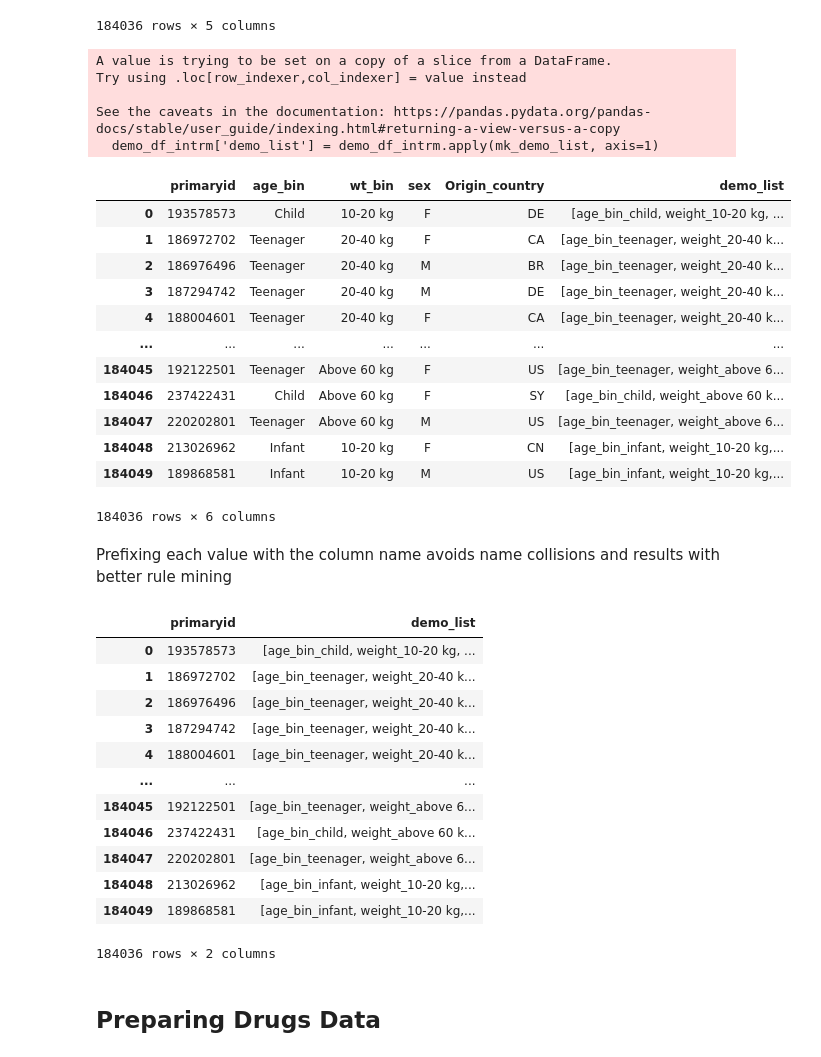
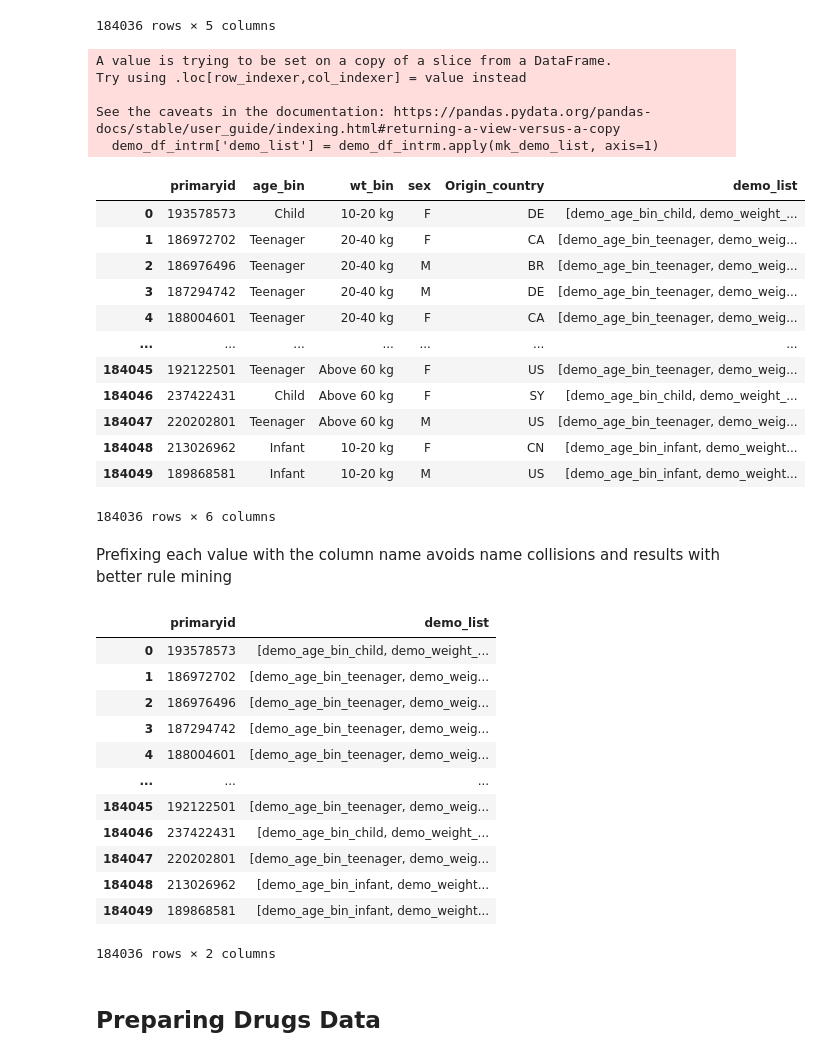
Before and after one commit to kisaraF/Pediatric-ADR-DDI-Tool, a Jupyter notebook: Notebooks/Rule_Mining/data_preparation.ipynb, the cells around one changed output. Cells and saved outputs as stored; diff of their text form; code cells hidden in the pictures.

```diff
--- a/Notebooks/Rule_Mining/data_preparation.ipynb
+++ b/Notebooks/Rule_Mining/data_preparation.ipynb
@@ -157,33 +157,33 @@ demo_df_intrm
 # %%
 #Grouping the demographic data into a list
 def mk_demo_list(row):
     return [
-        f"age_bin_{row['age_bin']}".lower(),
-        f"weight_{row['wt_bin']}".lower(),
-        f"sex_{row['sex']}".lower(),
-        f"origin_{row['Origin_country']}".lower()
+        f"demo_age_bin_{row['age_bin']}".lower(),
+        f"demo_weight_{row['wt_bin']}".lower(),
+        f"demo_sex_{row['sex']}".lower(),
+        f"demo_origin_{row['Origin_country']}".lower()
     ]
 
 demo_df_intrm['demo_list'] = demo_df_intrm.apply(mk_demo_list, axis=1)
 demo_df_intrm
 # %% [output]
 A value is trying to be set on a copy of a slice from a DataFrame.
 Try using .loc[row_indexer,col_indexer] = value instead
 
 See the caveats in the documentation: https://pandas.pydata.org/pandas-docs/stable/user_guide/indexing.html#returning-a-view-versus-a-copy
   demo_df_intrm['demo_list'] = demo_df_intrm.apply(mk_demo_list, axis=1)
 |  | primaryid | age_bin | wt_bin | sex | Origin_country | demo_list |
-| 0 | 193578573 | Child | 10-20 kg | F | DE | [age_bin_child, weight_10-20 kg, ... |
-| 1 | 186972702 | Teenager | 20-40 kg | F | CA | [age_bin_teenager, weight_20-40 k... |
-| 2 | 186976496 | Teenager | 20-40 kg | M | BR | [age_bin_teenager, weight_20-40 k... |
-| 3 | 187294742 | Teenager | 20-40 kg | M | DE | [age_bin_teenager, weight_20-40 k... |
-| 4 | 188004601 | Teenager | 20-40 kg | F | CA | [age_bin_teenager, weight_20-40 k... |
+| 0 | 193578573 | Child | 10-20 kg | F | DE | [demo_age_bin_child, demo_weight_... |
+| 1 | 186972702 | Teenager | 20-40 kg | F | CA | [demo_age_bin_teenager, demo_weig... |
+| 2 | 186976496 | Teenager | 20-40 kg | M | BR | [demo_age_bin_teenager, demo_weig... |
+| 3 | 187294742 | Teenager | 20-40 kg | M | DE | [demo_age_bin_teenager, demo_weig... |
+| 4 | 188004601 | Teenager | 20-40 kg | F | CA | [demo_age_bin_teenager, demo_weig... |
 | ... | ... | ... | ... | ... | ... | ... |
-| 184045 | 192122501 | Teenager | Above 60 kg | F | US | [age_bin_teenager, weight_above 6... |
-| 184046 | 237422431 | Child | Above 60 kg | F | SY | [age_bin_child, weight_above 60 k... |
-| 184047 | 220202801 | Teenager | Above 60 kg | M | US | [age_bin_teenager, weight_above 6... |
-| 184048 | 213026962 | Infant | 10-20 kg | F | CN | [age_bin_infant, weight_10-20 kg,... |
-| 184049 | 189868581 | Infant | 10-20 kg | M | US | [age_bin_infant, weight_10-20 kg,... |
+| 184045 | 192122501 | Teenager | Above 60 kg | F | US | [demo_age_bin_teenager, demo_weig... |
+| 184046 | 237422431 | Child | Above 60 kg | F | SY | [demo_age_bin_child, demo_weight_... |
+| 184047 | 220202801 | Teenager | Above 60 kg | M | US | [demo_age_bin_teenager, demo_weig... |
+| 184048 | 213026962 | Infant | 10-20 kg | F | CN | [demo_age_bin_infant, demo_weight... |
+| 184049 | 189868581 | Infant | 10-20 kg | M | US | [demo_age_bin_infant, demo_weight... |
 184036 rows × 6 columns
 # %% [markdown]
 Prefixing each value with the column name avoids name collisions and results with better rule mining
@@ -192,17 +192,17 @@ demographics_grouped = demo_df_intrm[['primaryid', 'demo_list']]
 demographics_grouped
 # %% [output]
 |  | primaryid | demo_list |
-| 0 | 193578573 | [age_bin_child, weight_10-20 kg, ... |
-| 1 | 186972702 | [age_bin_teenager, weight_20-40 k... |
-| 2 | 186976496 | [age_bin_teenager, weight_20-40 k... |
-| 3 | 187294742 | [age_bin_teenager, weight_20-40 k... |
-| 4 | 188004601 | [age_bin_teenager, weight_20-40 k... |
+| 0 | 193578573 | [demo_age_bin_child, demo_weight_... |
+| 1 | 186972702 | [demo_age_bin_teenager, demo_weig... |
+| 2 | 186976496 | [demo_age_bin_teenager, demo_weig... |
+| 3 | 187294742 | [demo_age_bin_teenager, demo_weig... |
+| 4 | 188004601 | [demo_age_bin_teenager, demo_weig... |
 | ... | ... | ... |
-| 184045 | 192122501 | [age_bin_teenager, weight_above 6... |
-| 184046 | 237422431 | [age_bin_child, weight_above 60 k... |
-| 184047 | 220202801 | [age_bin_teenager, weight_above 6... |
-| 184048 | 213026962 | [age_bin_infant, weight_10-20 kg,... |
-| 184049 | 189868581 | [age_bin_infant, weight_10-20 kg,... |
+| 184045 | 192122501 | [demo_age_bin_teenager, demo_weig... |
+| 184046 | 237422431 | [demo_age_bin_child, demo_weight_... |
+| 184047 | 220202801 | [demo_age_bin_teenager, demo_weig... |
+| 184048 | 213026962 | [demo_age_bin_infant, demo_weight... |
+| 184049 | 189868581 | [demo_age_bin_infant, demo_weight... |
 184036 rows × 2 columns
 # %% [markdown]
 ## Preparing Drugs Data
```
Also changed, not shown: parts of 5 cells of this notebook, 5 other files.
